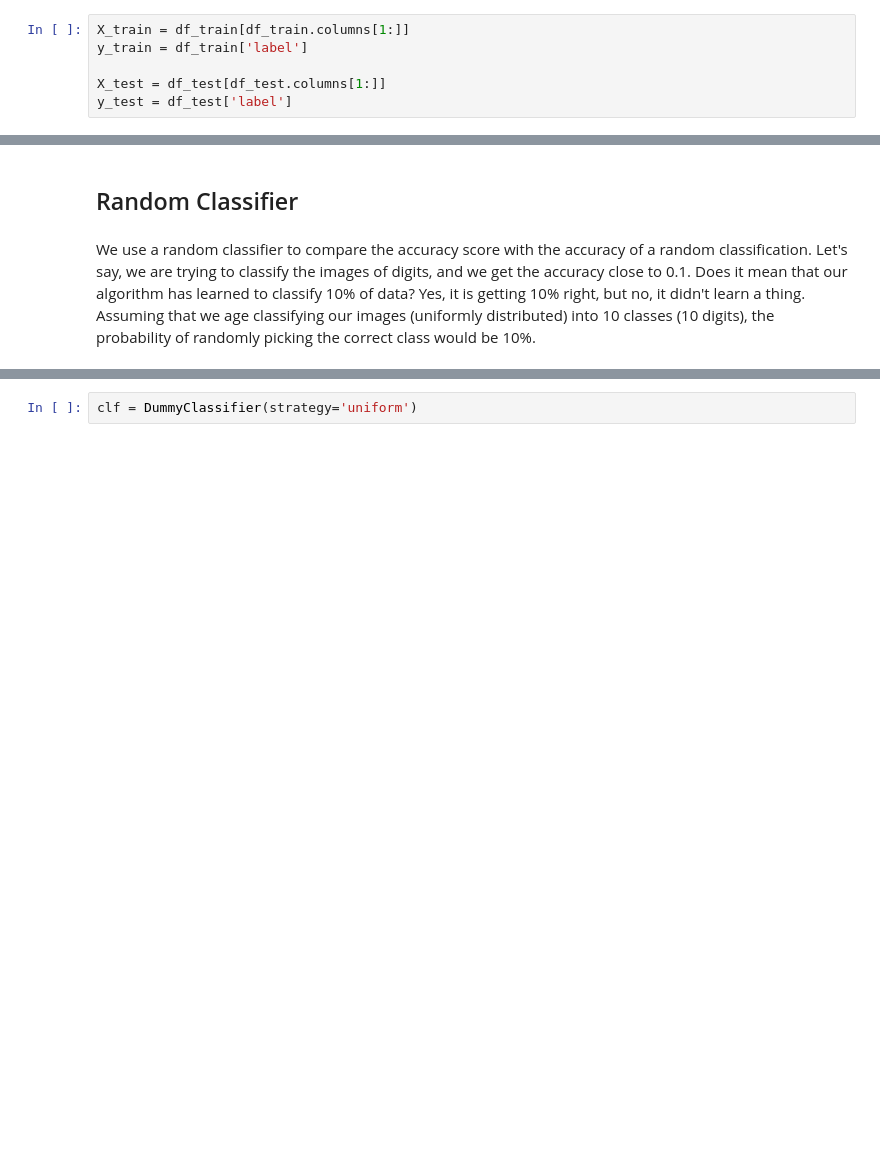
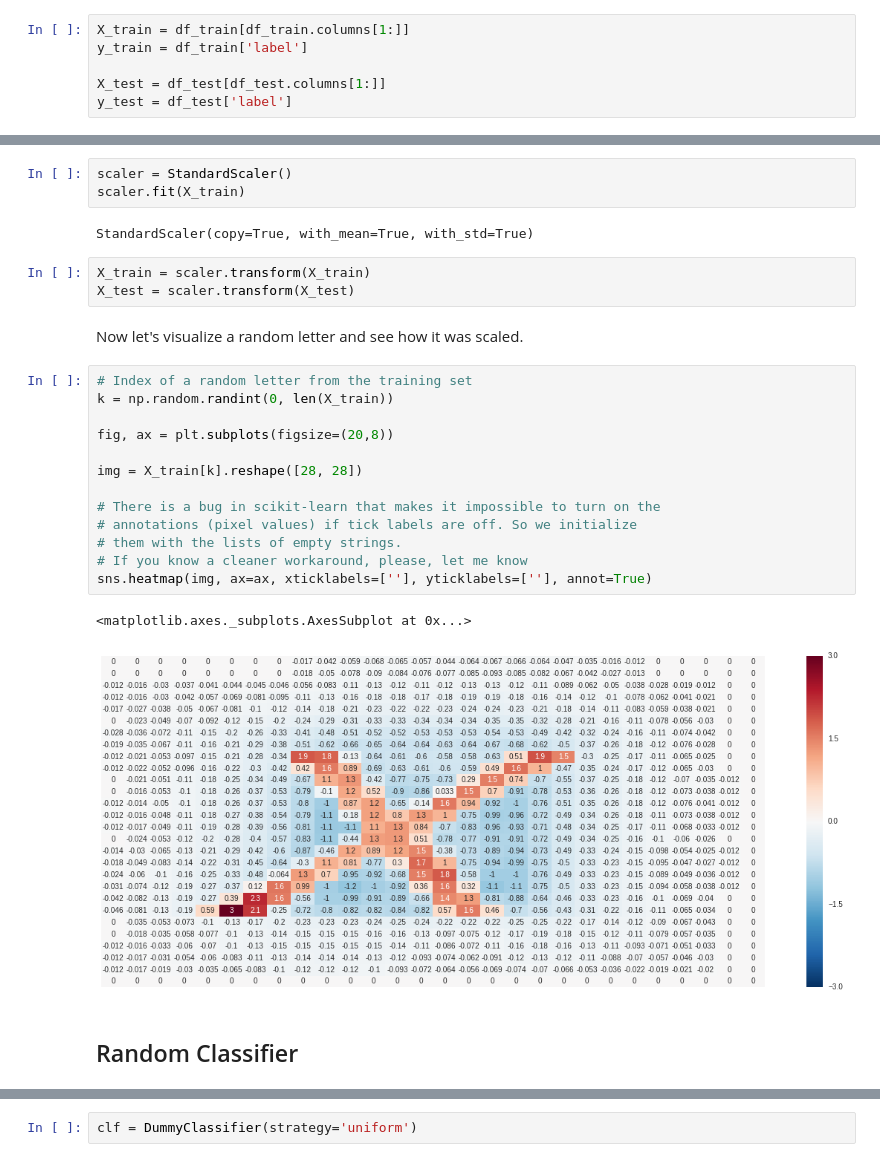
Before and after one commit to olekscode/UkrainianOCR, a Jupyter notebook: examples/Learning.ipynb, the cells around one changed output, grey strips where cells are left out. Drawn from its saved outputs; the diff is of its cells as text; blank space fills up the shorter version.

```diff
--- a/examples/Learning.ipynb
+++ b/examples/Learning.ipynb
@@ -70,4 +78,28 @@ y_test = df_test['label']
+# %%
+scaler = StandardScaler()
+scaler.fit(X_train)
+# %% [output]
+StandardScaler(copy=True, with_mean=True, with_std=True)
+# %%
+X_train = scaler.transform(X_train)
+X_test = scaler.transform(X_test)
+# %% [markdown]
+Now let's visualize a random letter and see how it was scaled.
+# %%
+# Index of a random letter from the training set
+k = np.random.randint(0, len(X_train))
+
+fig, ax = plt.subplots(figsize=(20,8))
+
+img = X_train[k].reshape([28, 28])
+
+# There is a bug in scikit-learn that makes it impossible to turn on the
+# annotations (pixel values) if tick labels are off. So we initialize
+# them with the lists of empty strings.
+# If you know a cleaner workaround, please, let me know
+sns.heatmap(img, ax=ax, xticklabels=[''], yticklabels=[''], annot=True)
+# %% [output]
+<matplotlib.axes._subplots.AxesSubplot at 0x...>
+[figure, added]
 # %% [markdown]
 ## Random Classifier
-# %% [markdown]
-We use a random classifier to compare the accuracy score with the accuracy of a random classification. Let's say, we are trying to classify the images of digits, and we get the accuracy close to 0.1. Does it mean that our algorithm has learned to classify 10% of data? Yes, it is getting 10% right, but no, it didn't learn a thing. Assuming that we age classifying our images (uniformly distributed) into 10 classes (10 digits), the probability of randomly picking the correct class would be 10%.
```
Also changed, not shown: parts of 41 cells of this notebook.
